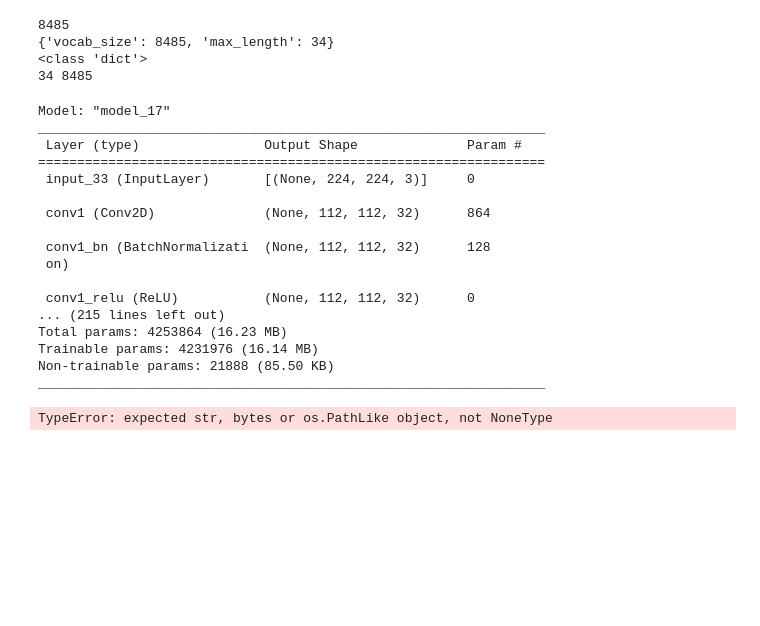
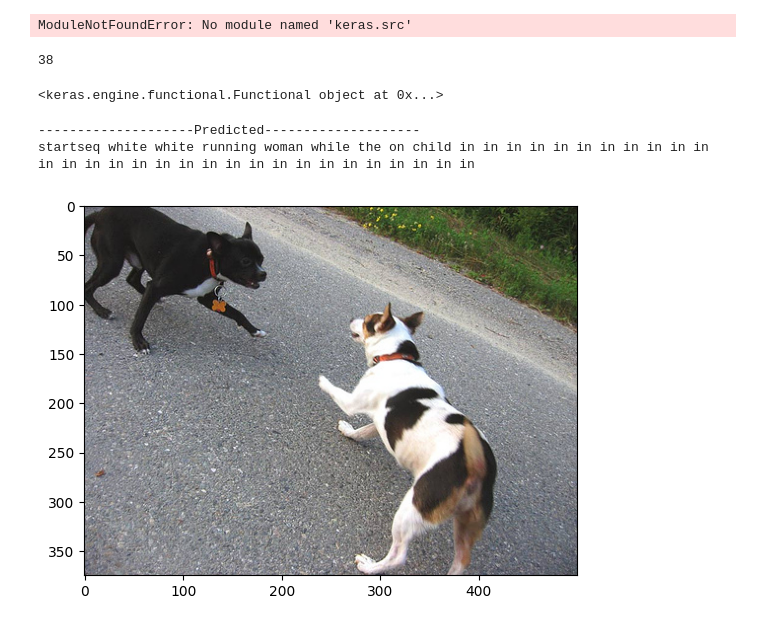
Before and after one commit to nimeshagrawal/Auto-Image-Captioning, a Jupyter notebook: Image_Captioning_Inference.ipynb, the cells around one changed output. Saved outputs shown, nothing was run; the diff lists cells and outputs as text; code cells hidden in the pictures; blank space fills up the shorter version.

```diff
--- a/Image_Captioning_Inference.ipynb
+++ b/Image_Captioning_Inference.ipynb
@@ -26,9 +26,9 @@ with open(os.path.join(os.getcwd(), 'features2.pkl'), "rb") as f:
   features = pickle.load(f)
 
 # load features form pickle
-with open(os.path.join(os.getcwd(), 'tokenizer2.pkl'), "rb") as f:
-  tokenizer = pickle.load(f)
-print(len(tokenizer.word_index) + 1)
+# with open(os.path.join(os.getcwd(), 'tokenizer2.pkl'), "rb") as f:
+#   tokenizer = pickle.load(f)
+# print(len(tokenizer.word_index) + 1)
 
 
 # Opening JSON file
@@ -41,7 +41,4 @@ print(type(json_object))
 max_length, vocab_size = json_object['max_length'], json_object['vocab_size']
 print(max_length, vocab_size)
 # %% [output]
-8485
-{'vocab_size': 8485, 'max_length': 34}
-<class 'dict'>
-34 8485
+ModuleNotFoundError: No module named 'keras.src'
@@ -48,3 +96,8 @@ print(max_length, vocab_size)
+# %%
+vocab_size = 8485
+print(max_length)
+# %% [output]
+38
 # %%
 #load Model
 model_cnn = MobileNet(weights='imagenet')
@@ -53,7 +106,7 @@ model_cnn = MobileNet(weights='imagenet')
 model_cnn = Model(model_cnn.input, model_cnn.layers[-2].output)
 
 # model summary
-model_cnn.summary()
+# model_cnn.summary()
 
 # change Archi
 # encoder model
@@ -79,25 +132,11 @@ opt = Adam()
 model.compile(loss='categorical_crossentropy', optimizer=opt)
 
 # Load the model
-model = model.load_weights('./model_mobilenet.h5')
+model.load_weights('model_mobilenet.h5')
-# %% [output]
-Model: "model_17"
-_________________________________________________________________
- Layer (type)                Output Shape              Param #
-=================================================================
- input_33 (InputLayer)       [(None, 224, 224, 3)]     0
-
- conv1 (Conv2D)              (None, 112, 112, 32)      864
-
- conv1_bn (BatchNormalizati  (None, 112, 112, 32)      128
- on)
-
- conv1_relu (ReLU)           (None, 112, 112, 32)      0
-... (215 lines left out)
-Total params: 4253864 (16.23 MB)
-Trainable params: 4231976 (16.14 MB)
-Non-trainable params: 21888 (85.50 KB)
-_________________________________________________________________
+# %%
+print(model)
+# %% [output]
+<keras.engine.functional.Functional object at 0x...>
 # %%
 def idx_to_word(integer, tokenizer):
     for word, index in tokenizer.word_index.items():
@@ -131,7 +170,7 @@ def predict_caption(model, image, tokenizer, max_length):
 
     return in_text
 
-def generate_caption(image_name, model, directory = os.path.join(os.getcwd(), './Flicker8k_Dataset')):
+def generate_caption(image_name, model, directory = os.path.join(os.getcwd(), 'Flicker8k_Dataset')):
     # load the image
     # image_name = "1001773457_577c3a7d70.jpg"
     image_id = image_name.split('.')[0]
@@ -143,7 +182,9 @@ def generate_caption(image_name, model, directory = os.path.join(os.getcwd(), '.
     print(y_pred)
     plt.imshow(image)
 # %%
-directory = os.path.join(os.getcwd(), './Flicker8k_Dataset')
+directory = os.path.join(os.getcwd(), 'Flicker8k_Dataset')
 generate_caption("1001773457_577c3a7d70.jpg", model)
 # %% [output]
-TypeError: expected str, bytes or os.PathLike object, not NoneType
+--------------------Predicted--------------------
+startseq white white running woman while the on child in in in in in in in in in in in in in in in in in in in in in in in in in in in in in in
+[figure, added]
```
Also changed, not shown: parts of 2 cells of this notebook, 9 other files.
